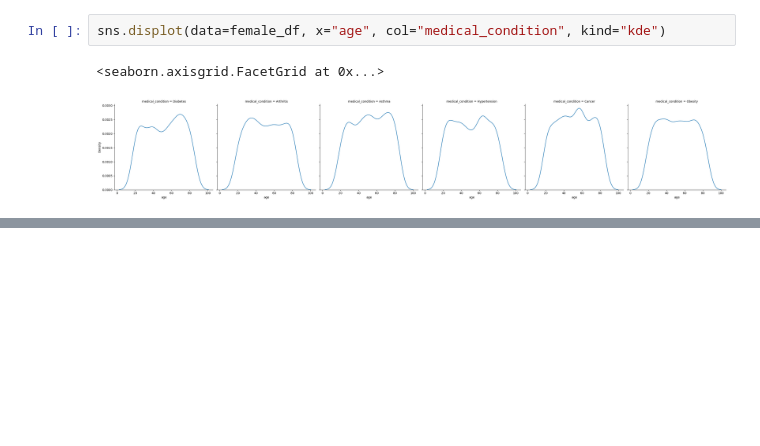
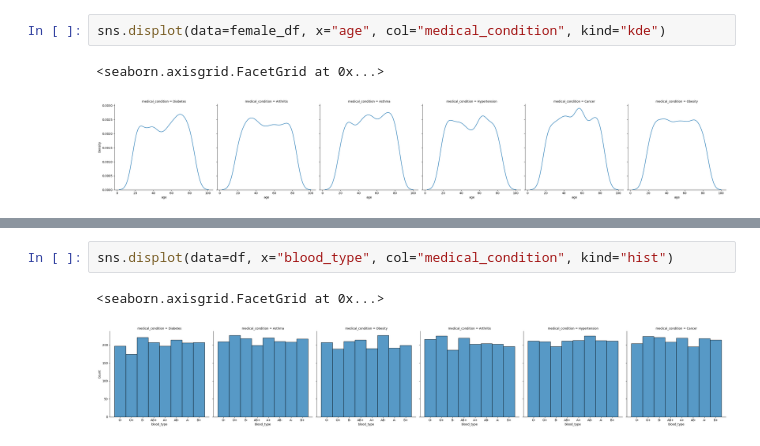
Before and after one commit to Dan-I-El/Healthcare-data-analysis, a Jupyter notebook: analysis.ipynb, the cells around one changed output, grey strips where cells are left out. Saved outputs shown, nothing was run; the diff lists cells and outputs as text; blank space fills up the shorter version.

Commit message:
Blood type vs medical condition analysis added

```diff
--- a/analysis.ipynb
+++ b/analysis.ipynb
@@ -271,0 +308,5 @@ sns.displot(data=female_df, x="age", col="medical_condition", kind="kde")
+# %%
+sns.displot(data=df, x="blood_type", col="medical_condition", kind="hist")
+# %% [output]
+<seaborn.axisgrid.FacetGrid at 0x...>
+[figure, added]
```
Also changed, not shown: parts of 7 cells of this notebook.
